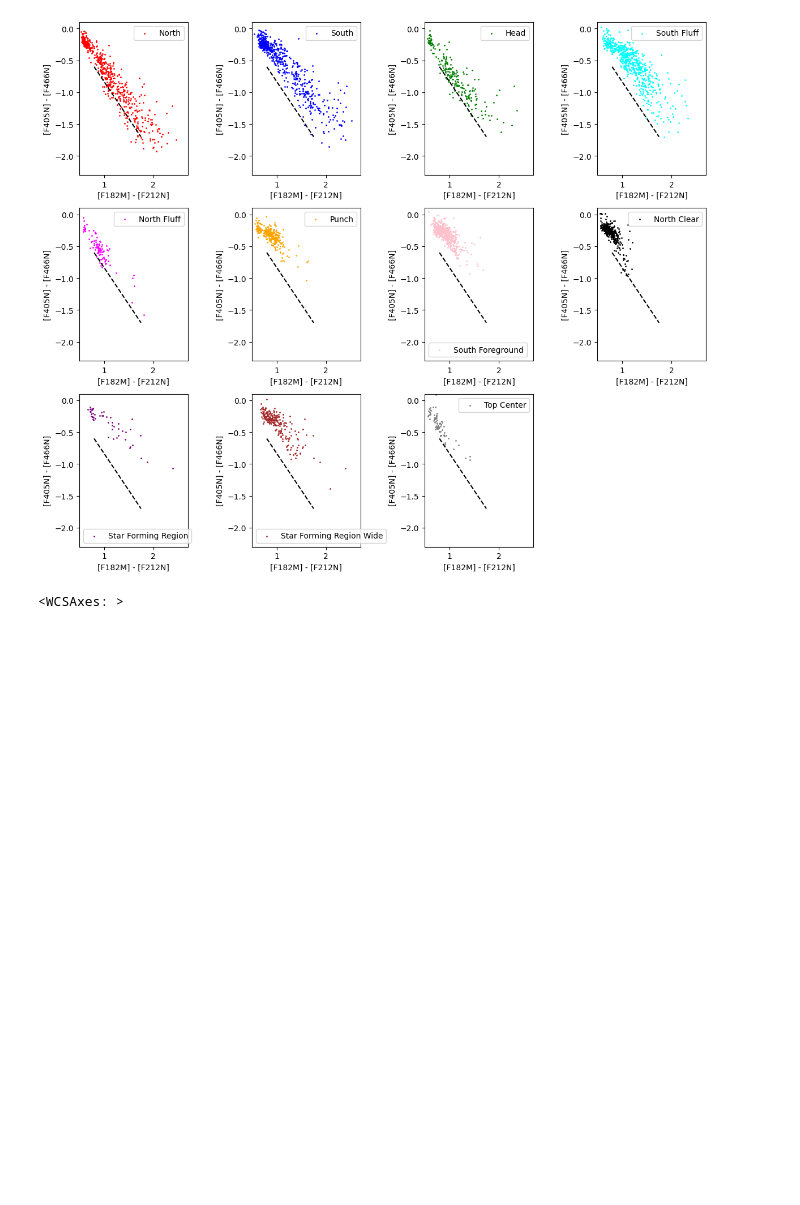
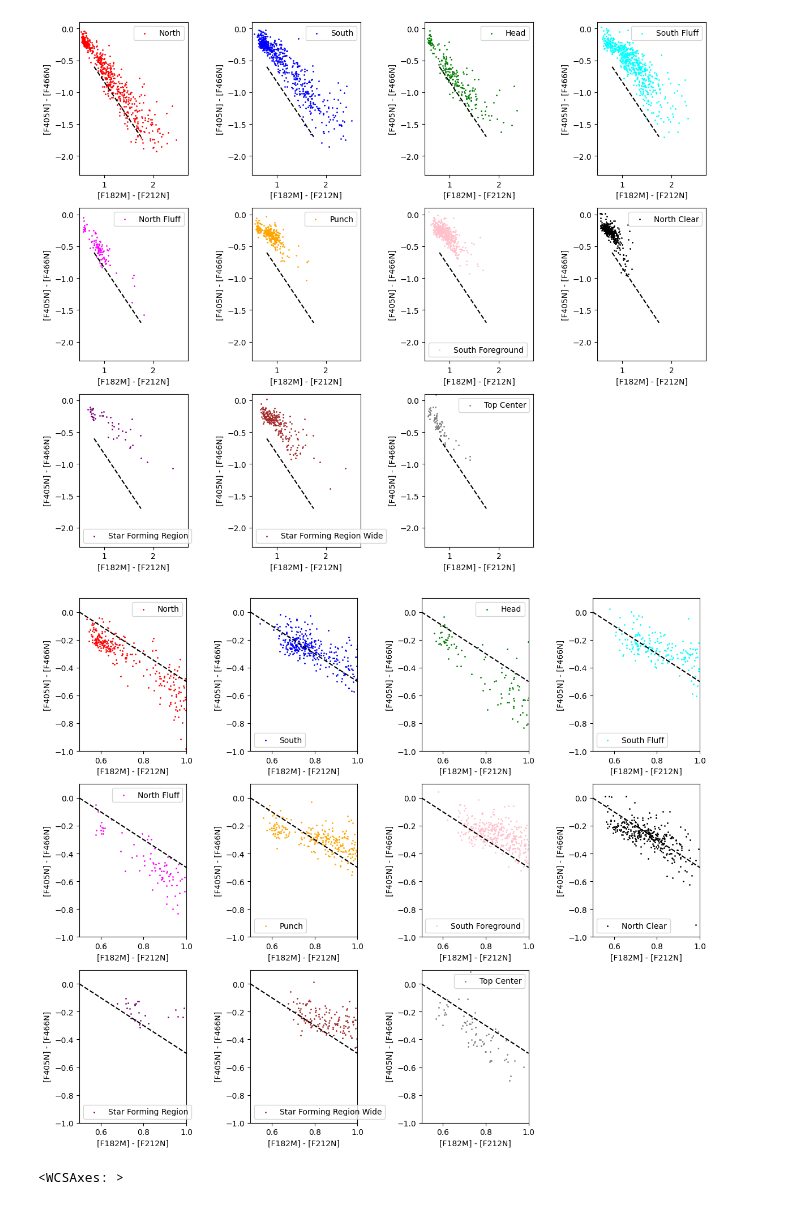
Before and after one commit to SpacialTree/dustridge-cd, a Jupyter notebook: notebooks/brick_analysis.ipynb, the cells around one changed output. Saved outputs shown, nothing was run; the diff lists cells and outputs as text; code cells hidden in the pictures; blank space fills up the shorter version.

```diff
--- a/notebooks/brick_analysis.ipynb
+++ b/notebooks/brick_analysis.ipynb
@@ -200,6 +200,56 @@ for ax in axes:
 plt.tight_layout()
 # %% [output]
 [figure]
+# %%
+fig = plt.figure(figsize=(12, 10))
+
+ax1 = plt.subplot(341)
+cat_brick_north_rc.plot_CCD('f182m', 'f212n', 'f405n', 'f466n', color='red', s=1, label='North', ax=ax1)
+
+ax2 = plt.subplot(342)
+cat_brick_south_rc.plot_CCD('f182m', 'f212n', 'f405n', 'f466n', color='blue', s=1, label='South', ax=ax2)
+
+ax3 = plt.subplot(343)
+cat_brick_head_rc.plot_CCD('f182m', 'f212n', 'f405n', 'f466n', color='green', s=1, label='Head', ax=ax3)
+
+ax4 = plt.subplot(344)
+cat_brick_sfluff_rc.plot_CCD('f182m', 'f212n', 'f405n', 'f466n', color='cyan', s=1, label='South Fluff', ax=ax4)
+
+ax5 = plt.subplot(345)
+cat_brick_nfluff_rc.plot_CCD('f182m', 'f212n', 'f405n', 'f466n', color='magenta', s=1, label='North Fluff', ax=ax5)
+
+ax6 = plt.subplot(346)
+cat_brick_punch_rc.plot_CCD('f182m', 'f212n', 'f405n', 'f466n', color='orange', s=1, label='Punch', ax=ax6)
+
+ax7 = plt.subplot(347)
+cat_brick_sfore_rc.plot_CCD('f182m', 'f212n', 'f405n', 'f466n', color='pink', s=1, label='South Foreground', ax=ax7)
+
+ax8 = plt.subplot(348)
+cat_brick_nclear_rc.plot_CCD('f182m', 'f212n', 'f405n', 'f466n', color='k', s=1, label='North Clear', ax=ax8)
+
+ax9 = plt.subplot(349)
+cat_brick_sfr_rc.plot_CCD('f182m', 'f212n', 'f405n', 'f466n', color='purple', s=1, label='Star Forming Region', ax=ax9)
+
+ax10 = plt.subplot(3,4,10)
+cat_brick_sfrwide_rc.plot_CCD('f182m', 'f212n', 'f405n', 'f466n', color='brown', s=1, label='Star Forming Region Wide', ax=ax10)
+
+#ax11 = plt.subplot(3,4,11)
+#cat_brick_topL_rc.plot_CCD('f182m', 'f212n', 'f405n', 'f466n', color='brown', s=1, label='Top Left', ax=ax11)
+
+ax11 = plt.subplot(3,4,11)
+cat_brick_topc_rc.plot_CCD('f182m', 'f212n', 'f405n', 'f466n', color='gray', s=1, label='Top Center', ax=ax11)
+
+axes = [ax1, ax2, ax3, ax4, ax5, ax6, ax7, ax8, ax9, ax10, ax11]#, ax12]
+for ax in axes:
+    plt.sca(ax)
+    plt.plot([0.5, 1.], [-0, -0.5], color='k', linestyle='dashed')
+    ax.set_xlim(0.5, 1)
+    ax.set_ylim(-1, 0.1)
+    plt.legend()
+
+plt.tight_layout()
+# %% [output]
+[figure, added]
 # %%
 ax = plt.subplot(projection=ww_brick)
 plt.imshow(nanfield_brick)
```
Also changed, not shown: parts of 3 cells of this notebook.
